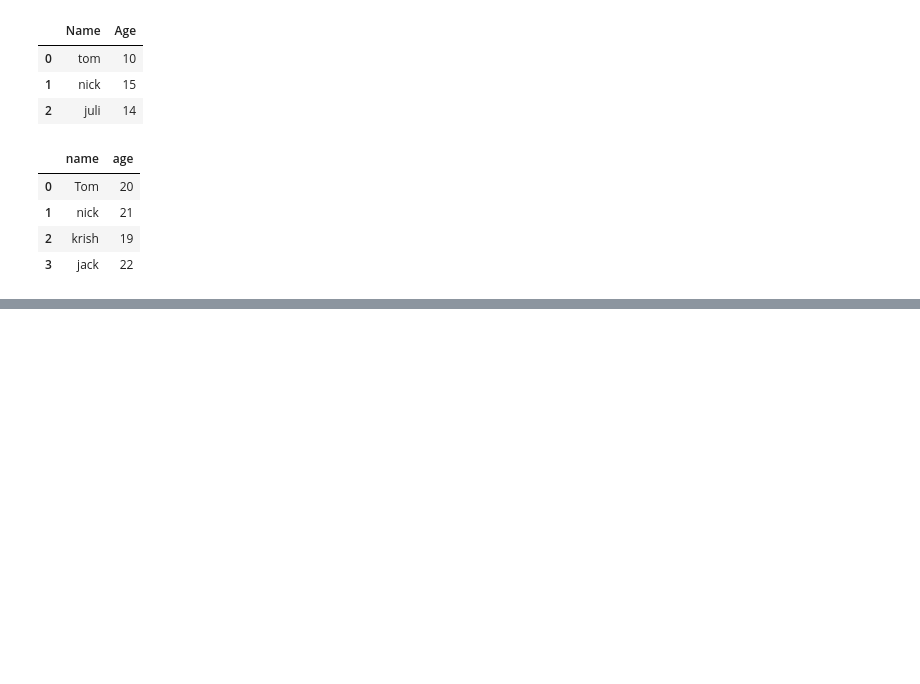
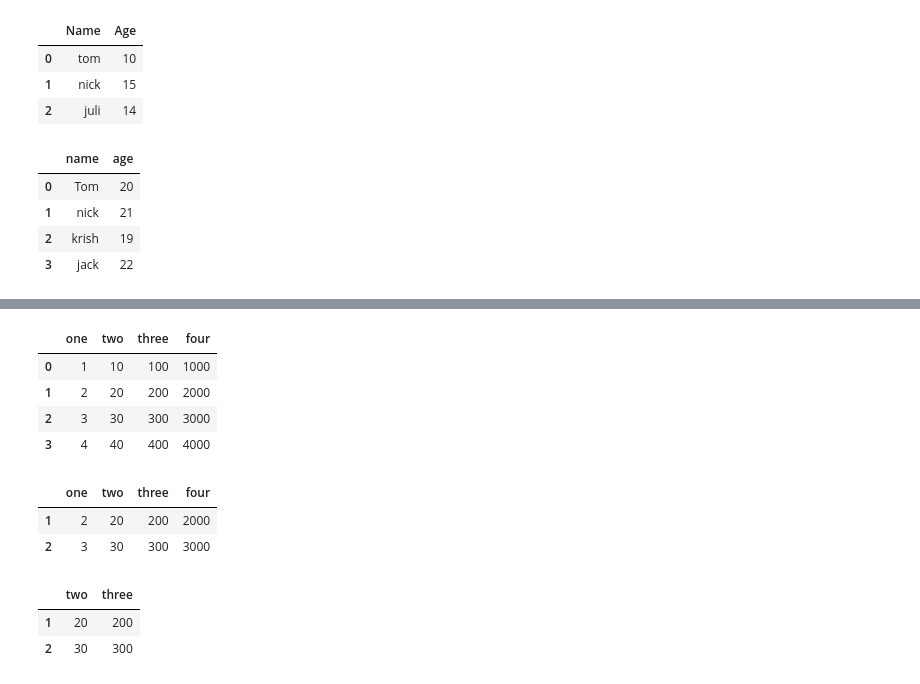
Before and after one commit to NarendarB0152/VignanUniversityWorkShop, a Jupyter notebook: Pandas/Pandas.ipynb, the cells around one changed output, grey strips where cells are left out. Drawn from its saved outputs; the diff is of its cells as text; code cells hidden in the pictures; blank space fills up the shorter version.

```diff
--- a/Pandas/Pandas.ipynb
+++ b/Pandas/Pandas.ipynb
@@ -240,0 +263,26 @@ pd.DataFrame(data)
+# %%
+data = {'one'   : pd.Series([1, 2, 3, 4]),
+        'two'   : pd.Series([10, 20, 30, 40]),
+        'three' : pd.Series([100, 200, 300, 400]),
+        'four'  : pd.Series([1000, 2000, 3000, 4000])}
+
+df = pd.DataFrame(data)
+df
+# %% [output]
+|  | one | two | three | four |
+| 0 | 1 | 10 | 100 | 1000 |
+| 1 | 2 | 20 | 200 | 2000 |
+| 2 | 3 | 30 | 300 | 3000 |
+| 3 | 4 | 40 | 400 | 4000 |
+# %%
+df.loc[1:2]
+# %% [output]
+|  | one | two | three | four |
+| 1 | 2 | 20 | 200 | 2000 |
+| 2 | 3 | 30 | 300 | 3000 |
+# %%
+df.loc[1:2,'two':'three']
+# %% [output]
+|  | two | three |
+| 1 | 20 | 200 |
+| 2 | 30 | 300 |
```
Also changed, not shown: parts of 2 cells of this notebook.
